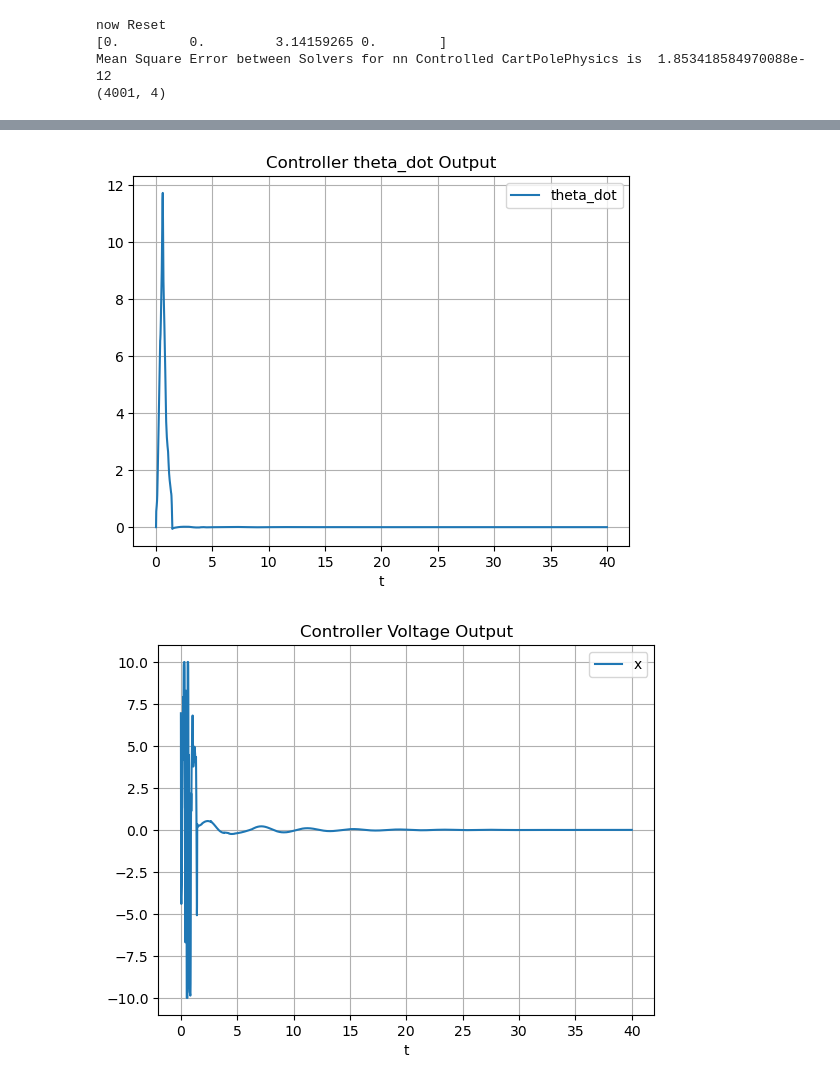
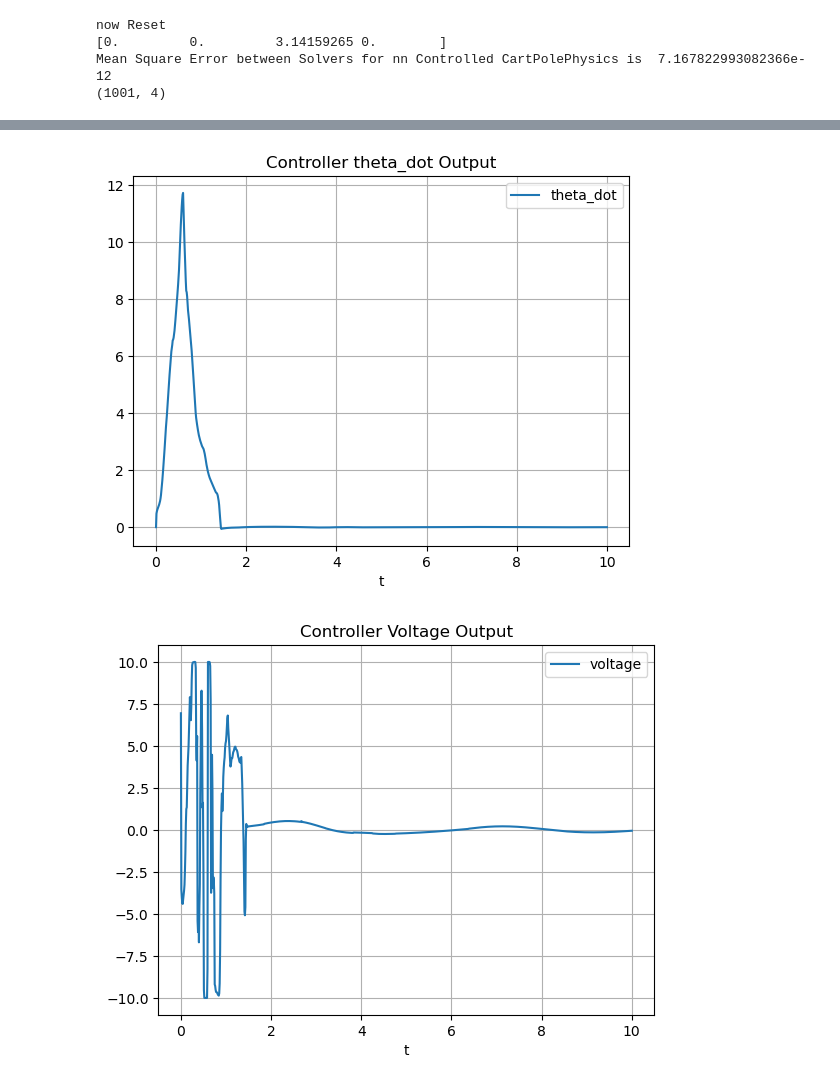
Before and after one commit to Sanchez-Jupiter/GEARS, a Jupyter notebook: Copy_of_save_baseline_result.ipynb, the cells around one changed output, grey strips where cells are left out. Cells and saved outputs as stored; diff of their text form; code cells hidden in the pictures.

Commit message:
new figures

```diff
--- a/Copy_of_save_baseline_result.ipynb
+++ b/Copy_of_save_baseline_result.ipynb
@@ -148,7 +163,7 @@ x0, x_dot0, cos0, sin0, theta_dot0,  = obs0[0]
 theta0 = np.arctan2(sin0, cos0)
 h_in = .01 #This is the step size.
 x_in = np.array((x0, x_dot0, theta0, theta_dot0), dtype=np.float32).flatten()
-t0 = 0; tf = 40;
+t0 = 0; tf = 10;
 
 # t0 = 0; tf = balance_time;
 
@@ -454,7 +478,7 @@ plt.grid()
 # plt.ylim((-0.25, 0.5))
 plt.show()
 
-plt.plot(t, voltages, label = name_of_vars[0])
+plt.plot(t, voltages, label = 'voltage')
 plt.xlabel('t')
 plt.legend()
 plt.title('Controller Voltage Output')
@@ -464,5 +488,5 @@ plt.show()
 # %% [output]
 now Reset
 [0.         0.         3.14159265 0.        ]
-Mean Square Error between Solvers for nn Controlled CartPolePhysics is  1.853418584970088e-12
-(4001, 4)
+Mean Square Error between Solvers for nn Controlled CartPolePhysics is  7.167822993082366e-12
+(1001, 4)
@@ -472,2 +496,2 @@ Mean Square Error between Solvers for nn Controlled CartPolePhysics is  1.853418
-[figure, old version]
+[figure, new version]
-[figure, old version]
+[figure, new version]
```
Also changed, not shown: parts of 8 cells of this notebook, 8 other files.
